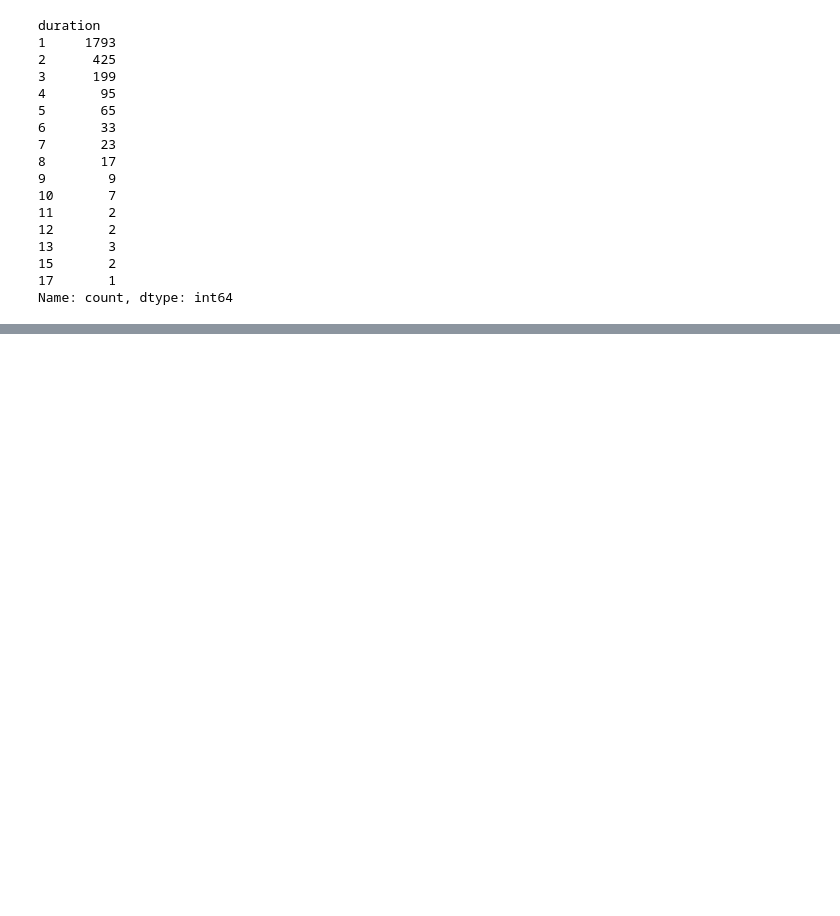
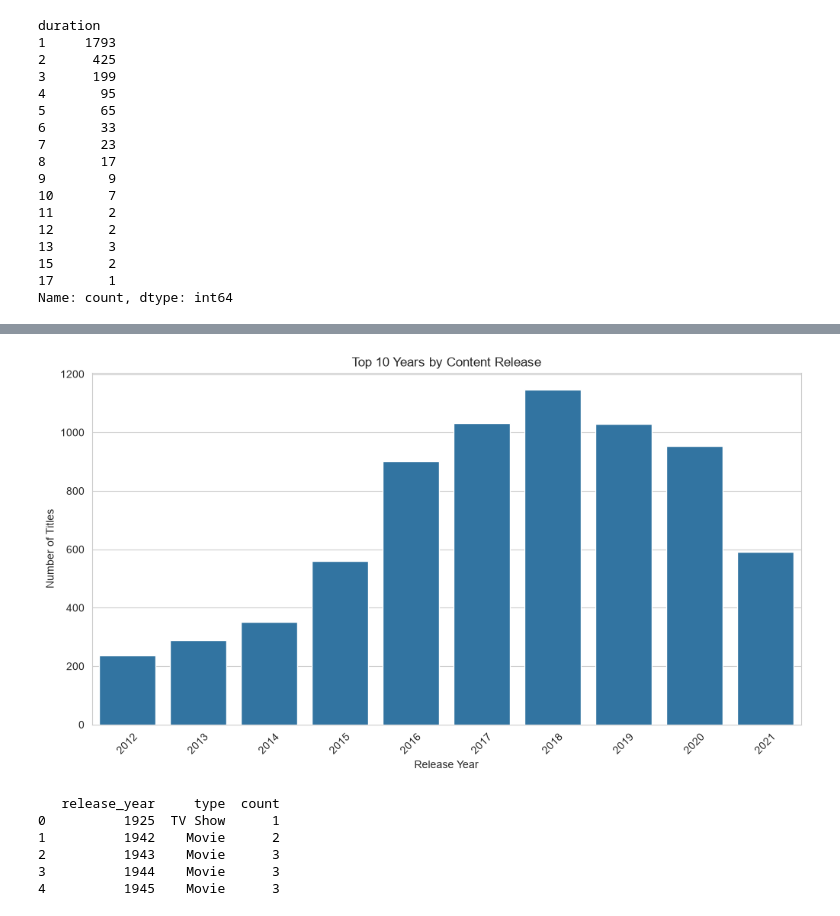
Before and after one commit to rubanthanu/Netflix-Data-Analysis, a Jupyter notebook: notebooks/03_eda.ipynb, the cells around one changed output, grey strips where cells are left out. Drawn from its saved outputs; the diff is of its cells as text; code cells hidden in the pictures; blank space fills up the shorter version.

```diff
--- a/notebooks/03_eda.ipynb
+++ b/notebooks/03_eda.ipynb
@@ -426,0 +511,4 @@ Name: count, dtype: int64
+# %%
+top_10_years = df['release_year'].value_counts().head(10)
+
+print(top_10_years)
@@ -426,0 +528,29 @@ Name: count, dtype: int64
+# %%
+plt.figure(figsize=(12, 6))
+
+sns.barplot(
+    x=top_10_years.index,
+    y=top_10_years.values
+)
+
+plt.title('Top 10 Years by Content Release')
+plt.xlabel('Release Year')
+plt.ylabel('Number of Titles')
+plt.xticks(rotation=45)
+
+plt.show()
+# %% [output]
+[figure, added]
+# %%
+content_by_year = df.groupby(
+    ['release_year', 'type']
+).size().reset_index(name='count')
+
+print(content_by_year.head())
+# %% [output]
+   release_year     type  count
+0          1925  TV Show      1
+1          1942    Movie      2
+2          1943    Movie      3
+3          1944    Movie      3
+4          1945    Movie      3
```
Also changed, not shown: parts of 15 cells of this notebook.
